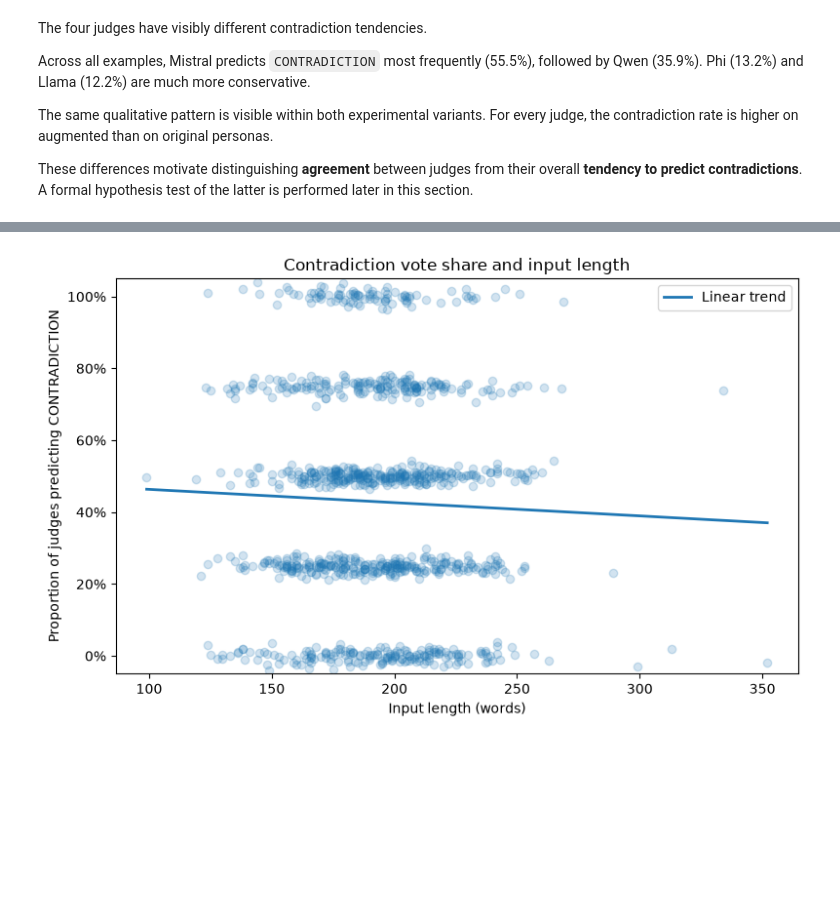
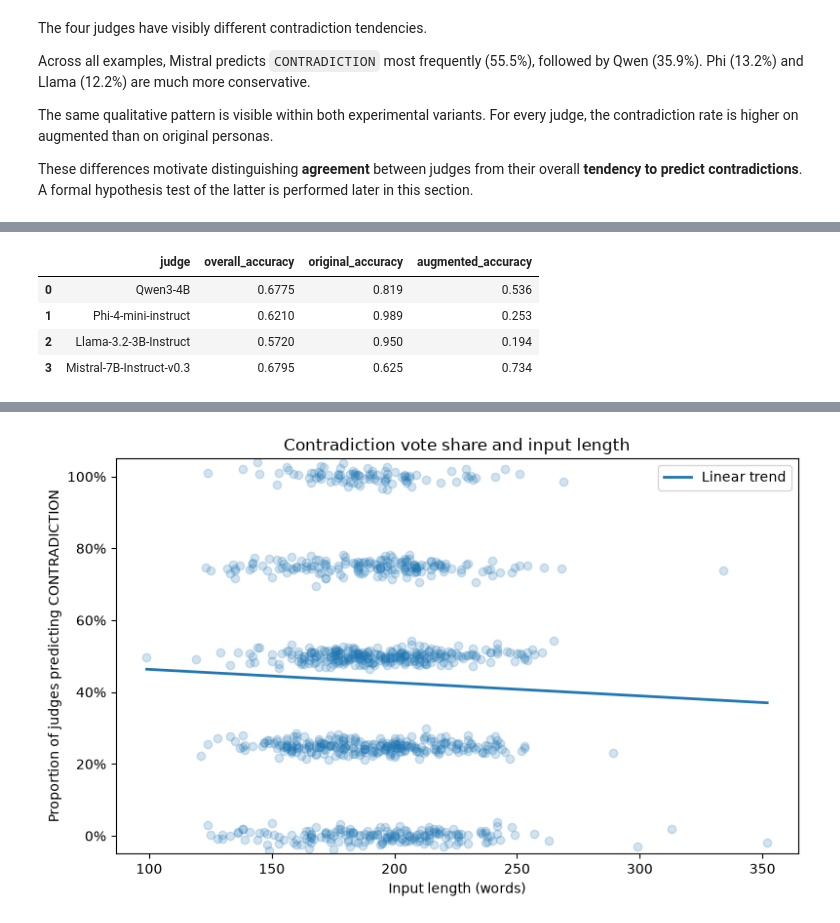
Before and after one commit to Maty228/LLM-Persona-judge-agreement, a Jupyter notebook: llm_judge_agreement.ipynb, the cells around one changed output, grey strips where cells are left out. Drawn from its saved outputs; the diff is of its cells as text; code cells hidden in the pictures; blank space fills up the shorter version.

Commit message:
Finalize LLM judge agreement analysis and report

```diff
--- a/llm_judge_agreement.ipynb
+++ b/llm_judge_agreement.ipynb
@@ -2779,0 +1490,45 @@ input_length_summary
+# %%
+accuracy_rows = []
+
+for model_id, config in JUDGE_CONFIGS.items():
+    df = judge_results[model_id]
+
+    overall_accuracy = (
+        df["parsed_label_binary"]
+        == df["expected_label_binary"]
+    ).mean()
+
+    original_accuracy = (
+        df.loc[
+            df["variant"].eq("original"),
+            "parsed_label_binary",
+        ]
+        == 0
+    ).mean()
+
+    augmented_accuracy = (
+        df.loc[
+            df["variant"].eq("augmented"),
+            "parsed_label_binary",
+        ]
+        == 1
+    ).mean()
+
+    accuracy_rows.append(
+        {
+            "judge": config["label"],
+            "overall_accuracy": overall_accuracy,
+            "original_accuracy": original_accuracy,
+            "augmented_accuracy": augmented_accuracy,
+        }
+    )
+
+accuracy_df = pd.DataFrame(accuracy_rows)
+
+accuracy_df
+# %% [output]
+|  | judge | overall_accuracy | original_accuracy | augmented_accuracy |
+| 0 | Qwen3-4B | 0.6775 | 0.819 | 0.536 |
+| 1 | Phi-4-mini-instruct | 0.6210 | 0.989 | 0.253 |
+| 2 | Llama-3.2-3B-Instruct | 0.5720 | 0.950 | 0.194 |
+| 3 | Mistral-7B-Instruct-v0.3 | 0.6795 | 0.625 | 0.734 |
```
Also changed, not shown: parts of 69 cells of this notebook, 2 other files.
